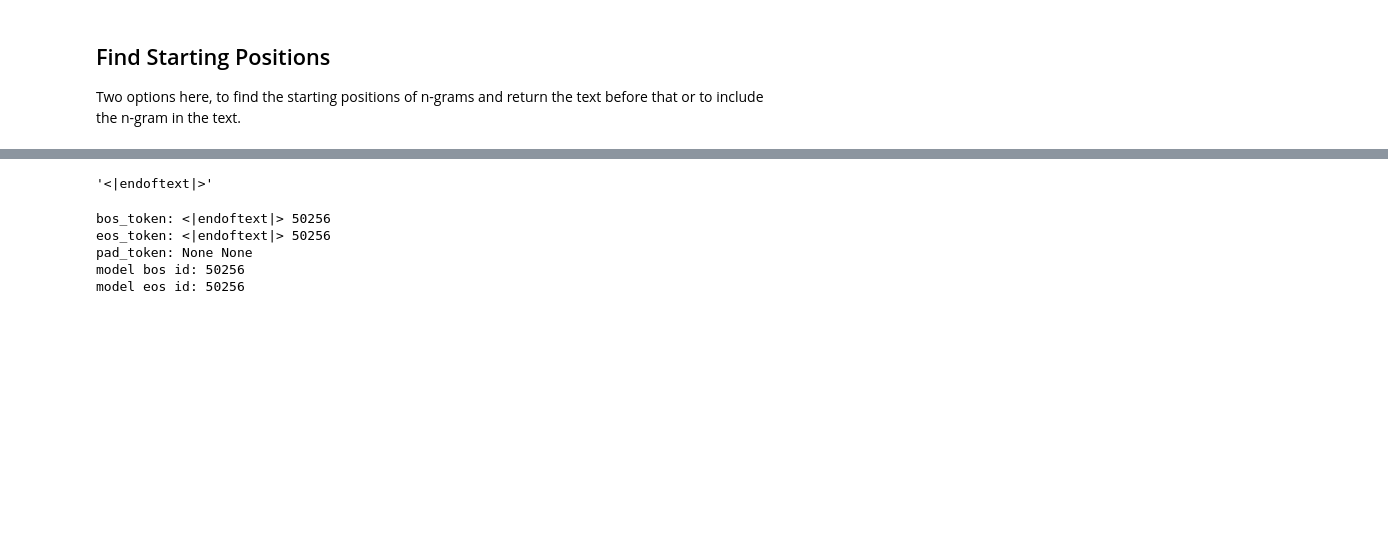
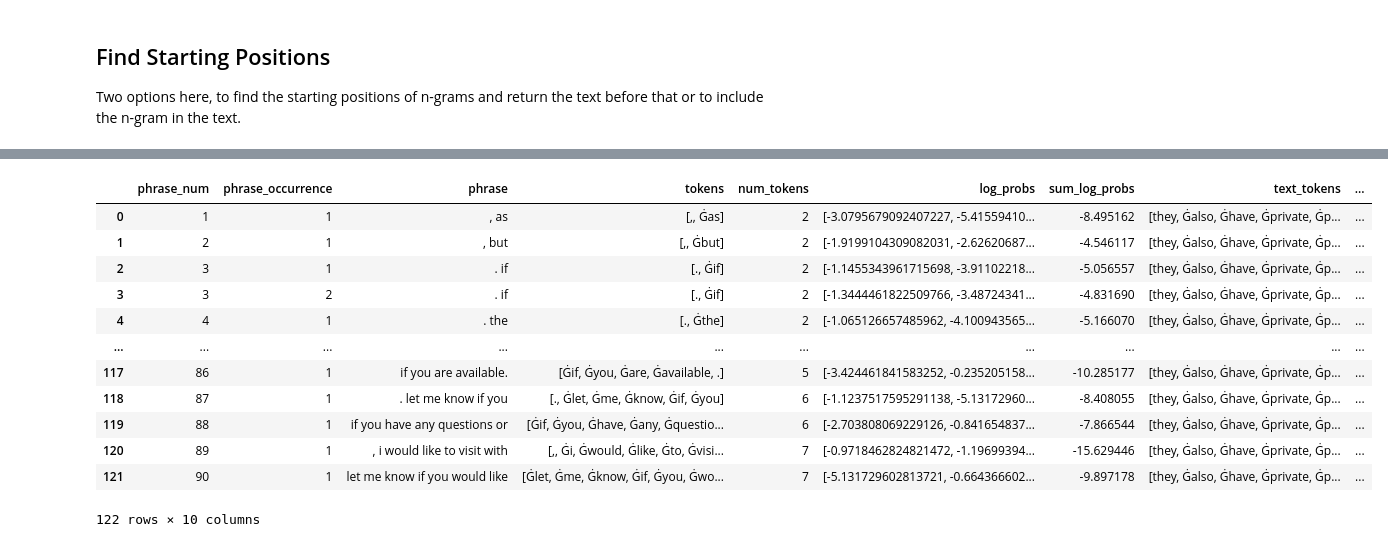
Before and after one commit to BenJCross1995/n-gram-av-methods, a Jupyter notebook: notebooks/testing/n-gram-scoring.ipynb, the cells around one changed output, grey strips where cells are left out. Drawn from its saved outputs; the diff is of its cells as text; code cells hidden in the pictures; blank space fills up the shorter version.

```diff
--- a/notebooks/testing/n-gram-scoring.ipynb
+++ b/notebooks/testing/n-gram-scoring.ipynb
@@ -216,16 +371,18 @@ df_unknown = score_ngrams_to_df(common, model, tokenizer, full_text=unknown_text
-# %%
-tokenizer.bos_token
-# %% [output]
-'<|endoftext|>'
-# %%
-print("bos_token:", tokenizer.bos_token, tokenizer.bos_token_id)
-print("eos_token:", tokenizer.eos_token, tokenizer.eos_token_id)
-print("pad_token:", tokenizer.pad_token, tokenizer.pad_token_id)
-print("model bos id:", getattr(model.config, "bos_token_id", None))
-print("model eos id:", getattr(model.config, "eos_token_id", None))
-# %% [output]
-bos_token: <|endoftext|> 50256
-eos_token: <|endoftext|> 50256
-pad_token: None None
-model bos id: 50256
-model eos id: 50256
+# %%
+df_unknown = score_ngrams_to_df(common, model, tokenizer, full_text=unknown_text, use_bos=True, num_tokens=1000)
+# %%
+df_unknown
+# %% [output]
+|  | phrase_num | phrase_occurrence | phrase | tokens | num_tokens | log_probs | sum_log_probs | text_tokens | ... |
+| 0 | 1 | 1 | , as | [,, Ġas] | 2 | [-3.0795679092407227, -5.41559410... | -8.495162 | [they, Ġalso, Ġhave, Ġprivate, Ġp... | ... |
+| 1 | 2 | 1 | , but | [,, Ġbut] | 2 | [-1.9199104309082031, -2.62620687... | -4.546117 | [they, Ġalso, Ġhave, Ġprivate, Ġp... | ... |
+| 2 | 3 | 1 | . if | [., Ġif] | 2 | [-1.1455343961715698, -3.91102218... | -5.056557 | [they, Ġalso, Ġhave, Ġprivate, Ġp... | ... |
+| 3 | 3 | 2 | . if | [., Ġif] | 2 | [-1.3444461822509766, -3.48724341... | -4.831690 | [they, Ġalso, Ġhave, Ġprivate, Ġp... | ... |
+| 4 | 4 | 1 | . the | [., Ġthe] | 2 | [-1.065126657485962, -4.100943565... | -5.166070 | [they, Ġalso, Ġhave, Ġprivate, Ġp... | ... |
+| ... | ... | ... | ... | ... | ... | ... | ... | ... | ... |
+| 117 | 86 | 1 | if you are available. | [Ġif, Ġyou, Ġare, Ġavailable, .] | 5 | [-3.424461841583252, -0.235205158... | -10.285177 | [they, Ġalso, Ġhave, Ġprivate, Ġp... | ... |
+| 118 | 87 | 1 | . let me know if you | [., Ġlet, Ġme, Ġknow, Ġif, Ġyou] | 6 | [-1.1237517595291138, -5.13172960... | -8.408055 | [they, Ġalso, Ġhave, Ġprivate, Ġp... | ... |
+| 119 | 88 | 1 | if you have any questions or | [Ġif, Ġyou, Ġhave, Ġany, Ġquestio... | 6 | [-2.703808069229126, -0.841654837... | -7.866544 | [they, Ġalso, Ġhave, Ġprivate, Ġp... | ... |
+| 120 | 89 | 1 | , i would like to visit with | [,, Ġi, Ġwould, Ġlike, Ġto, Ġvisi... | 7 | [-0.9718462824821472, -1.19699394... | -15.629446 | [they, Ġalso, Ġhave, Ġprivate, Ġp... | ... |
+| 121 | 90 | 1 | let me know if you would like | [Ġlet, Ġme, Ġknow, Ġif, Ġyou, Ġwo... | 7 | [-5.131729602813721, -0.664366602... | -9.897178 | [they, Ġalso, Ġhave, Ġprivate, Ġp... | ... |
+122 rows × 10 columns
```
Also changed, not shown: parts of 30 cells of this notebook, 15 other files.
